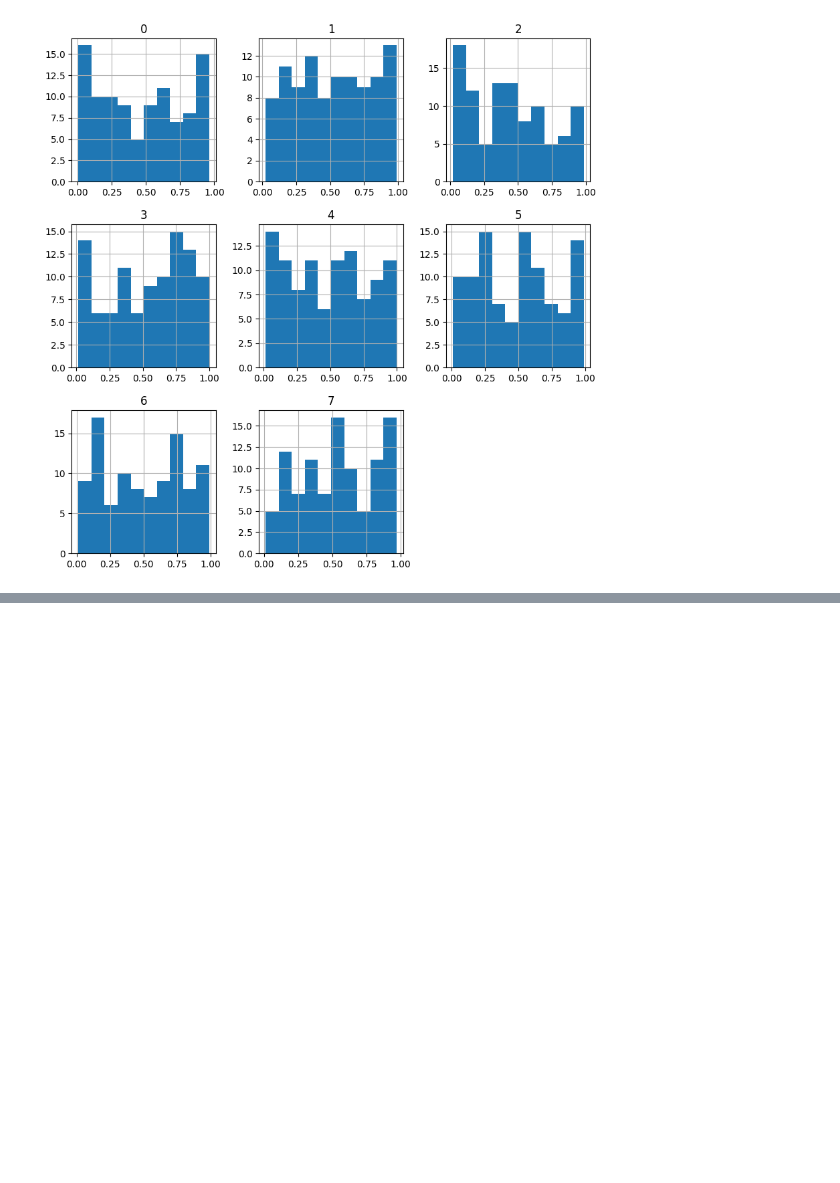
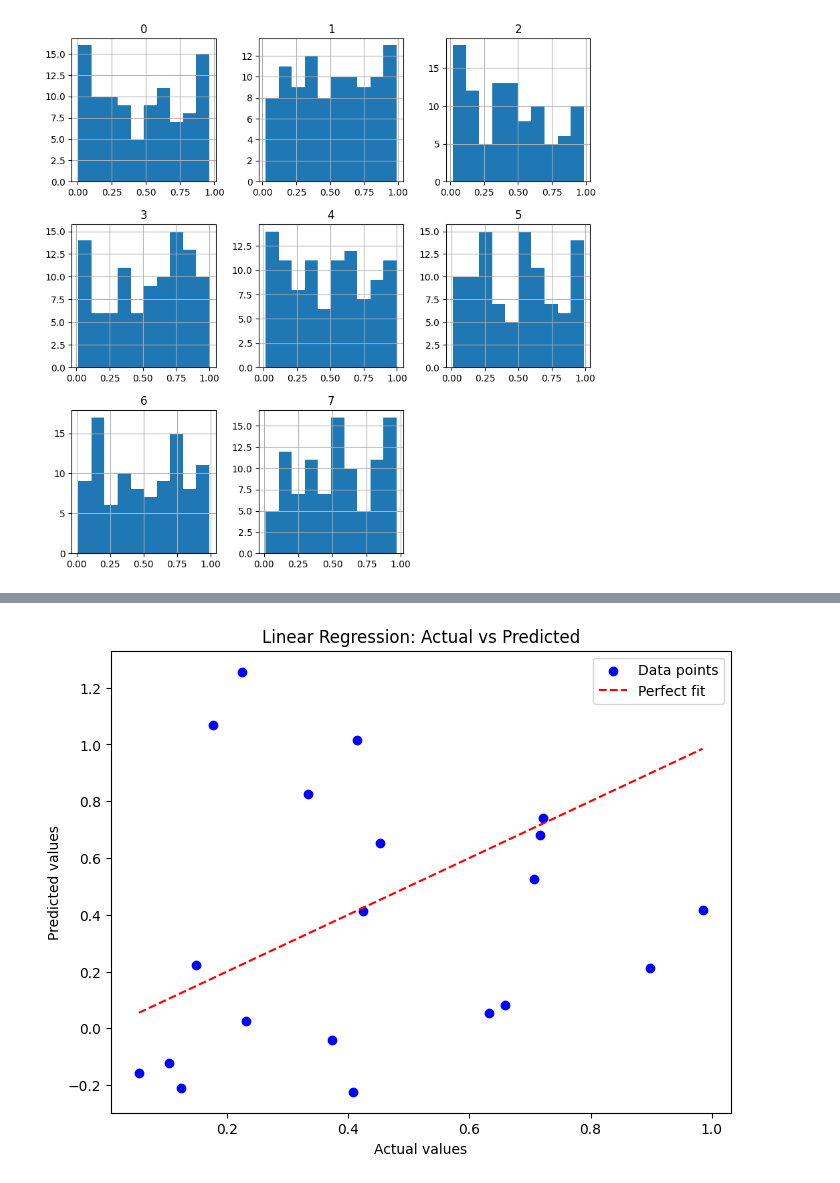
Before and after one commit to Airukua/Linier_Regression_From_Scratch, a Jupyter notebook: Linier_Regression_From_Scratch.ipynb, the cells around one changed output, grey strips where cells are left out. Saved outputs shown, nothing was run; the diff lists cells and outputs as text; code cells hidden in the pictures; blank space fills up the shorter version.

```diff
--- a/Linier_Regression_From_Scratch.ipynb
+++ b/Linier_Regression_From_Scratch.ipynb
@@ -139,0 +152,3 @@ plt.show()
+# %%
+df = pd.DataFrame({'y_test':y_test.flatten(), 'prediction':prediction.flatten()})
+df.head()
@@ -139,0 +162,12 @@ plt.show()
+# %%
+# Plotting the actual vs predicted values
+plt.figure(figsize=(8, 6))
+plt.scatter(df['y_test'], df['prediction'], color='blue', label='Data points')
+plt.plot([df['y_test'].min(), df['y_test'].max()], [df['y_test'].min(), df['y_test'].max()], color='red', linestyle='--', label='Perfect fit')
+plt.xlabel('Actual values')
+plt.ylabel('Predicted values')
+plt.title('Linear Regression: Actual vs Predicted')
+plt.legend()
+plt.show()
+# %% [output]
+[figure, added]
```
Also changed, not shown: parts of 6 cells of this notebook.
